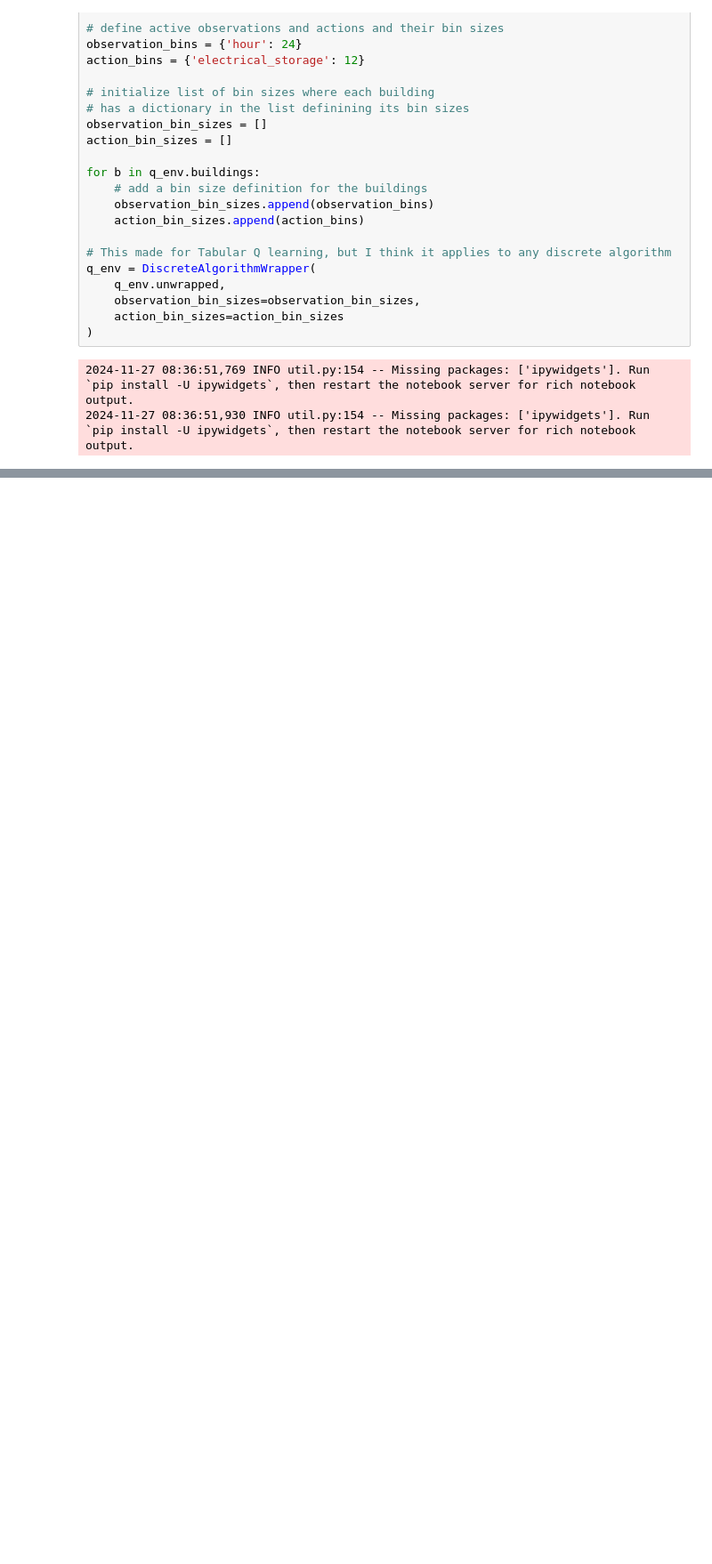
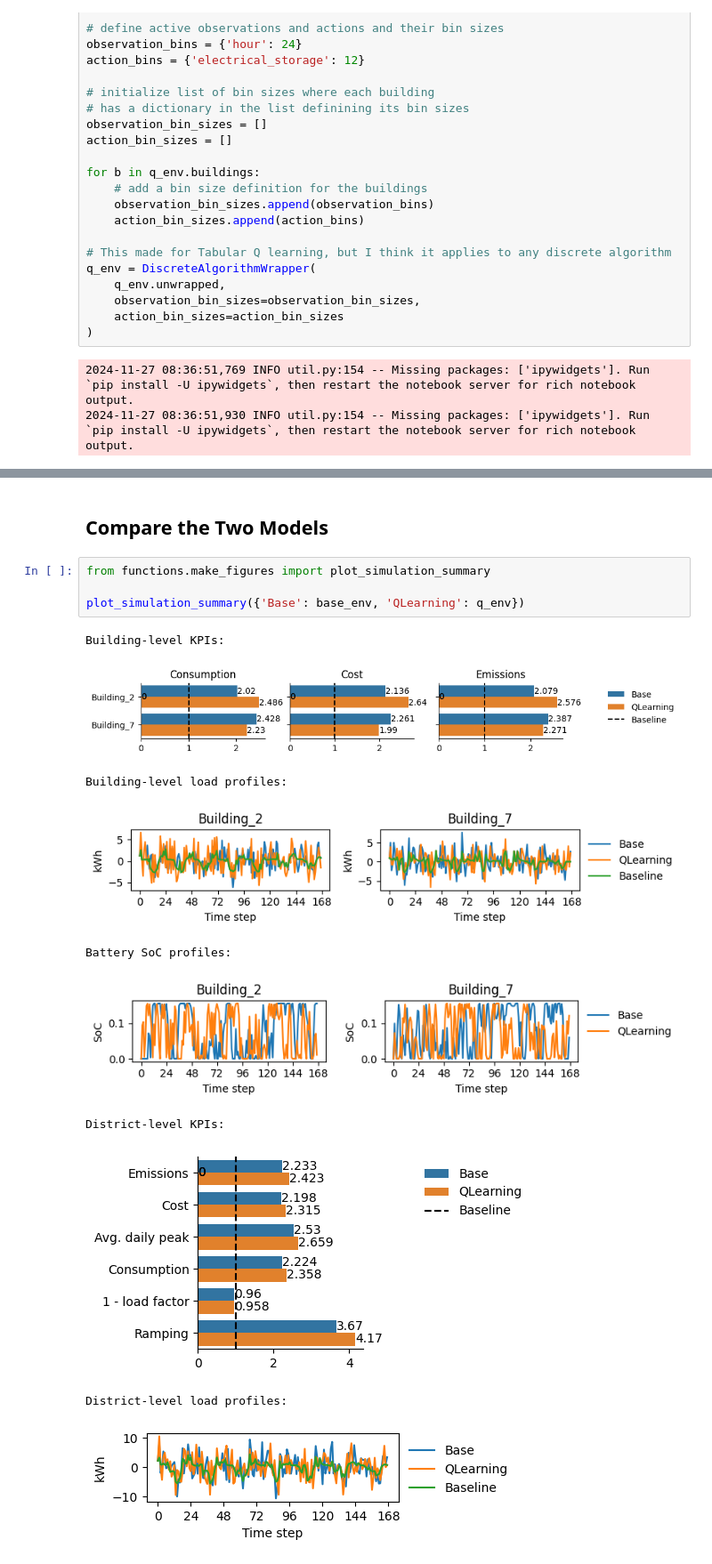
Before and after one commit to CaseyMOwen/Fa24-CS-138-FinalProject, a Jupyter notebook: main.ipynb, the cells around one changed output, grey strips where cells are left out. Shown at 89% size. Cells and saved outputs as stored; diff of their text form; blank space fills up the shorter version.

```diff
--- a/main.ipynb
+++ b/main.ipynb
@@ -154,0 +155,17 @@ display(kpis)
+# %% [markdown]
+## Compare the Two Models
+# %%
+from functions.make_figures import plot_simulation_summary
+
+plot_simulation_summary({'Base': base_env, 'QLearning': q_env})
+# %% [output]
+Building-level KPIs:
+[figure, added]
+Building-level load profiles:
+[figure, added]
+Battery SoC profiles:
+[figure, added]
+District-level KPIs:
+[figure, added]
+District-level load profiles:
+[figure, added]
```
Also changed, not shown: parts of 2 cells of this notebook.
